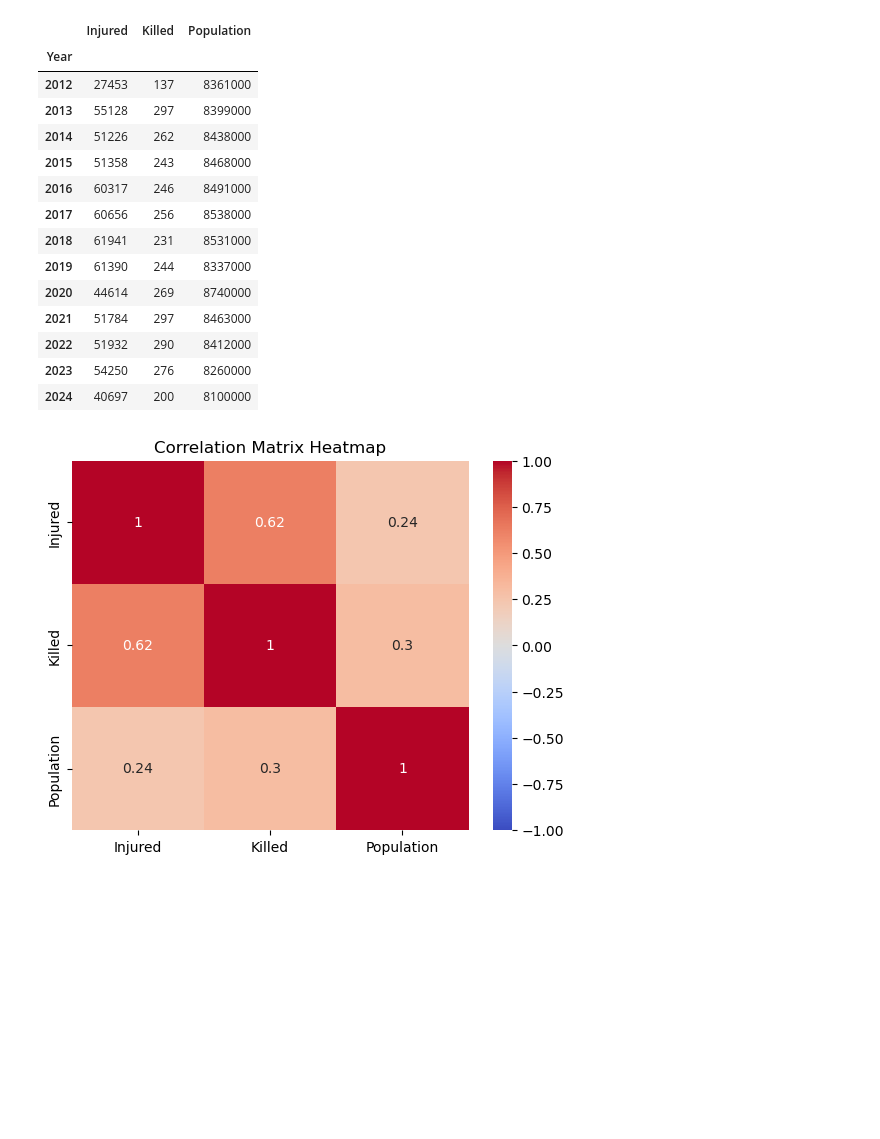
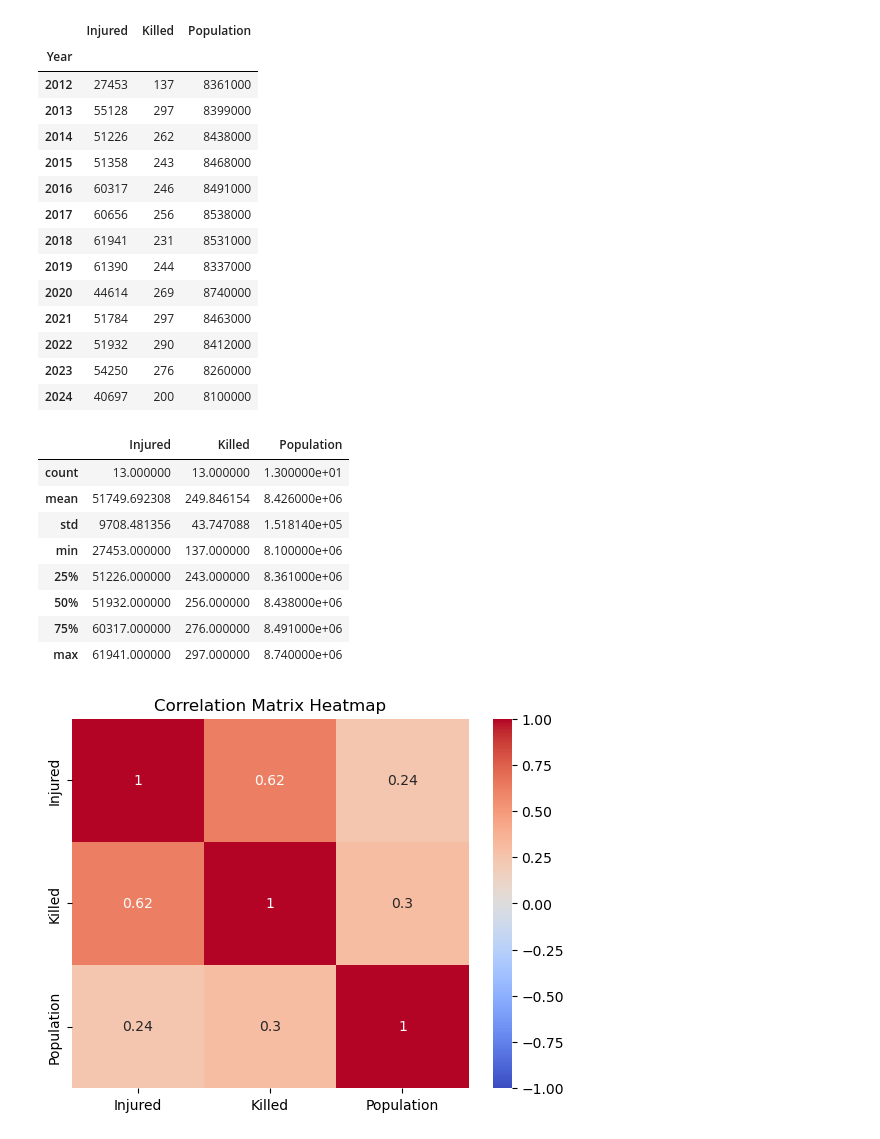
Before and after one commit to awnonbhowmik/NYC_MV_Collisions_Crashes, a Jupyter notebook: main.ipynb, the cells around one changed output. Saved outputs shown, nothing was run; the diff lists cells and outputs as text; code cells hidden in the pictures; blank space fills up the shorter version.

Commit message:
Statistical summary added

```diff
--- a/main.ipynb
+++ b/main.ipynb
@@ -275,6 +275,19 @@ df
 | 2022 | 51932 | 290 | 8412000 |
 | 2023 | 54250 | 276 | 8260000 |
 | 2024 | 40697 | 200 | 8100000 |
+# %%
+# Display the summary statistics of the updated DataFrame using the describe method without the index column, and accurate data for the population column
+df.describe()
+# %% [output]
+|  | Injured | Killed | Population |
+| count | 13.000000 | 13.000000 | 1.300000e+01 |
+| mean | 51749.692308 | 249.846154 | 8.426000e+06 |
+| std | 9708.481356 | 43.747088 | 1.518140e+05 |
+| min | 27453.000000 | 137.000000 | 8.100000e+06 |
+| 25% | 51226.000000 | 243.000000 | 8.361000e+06 |
+| 50% | 51932.000000 | 256.000000 | 8.438000e+06 |
+| 75% | 60317.000000 | 276.000000 | 8.491000e+06 |
+| max | 61941.000000 | 297.000000 | 8.740000e+06 |
 # %%
 # Generate a heatmap of the correlation matrix of the updated DataFrame, excluding the 'Year' column
 import seaborn as sns
```
Also changed, not shown: parts of 3 cells of this notebook.
